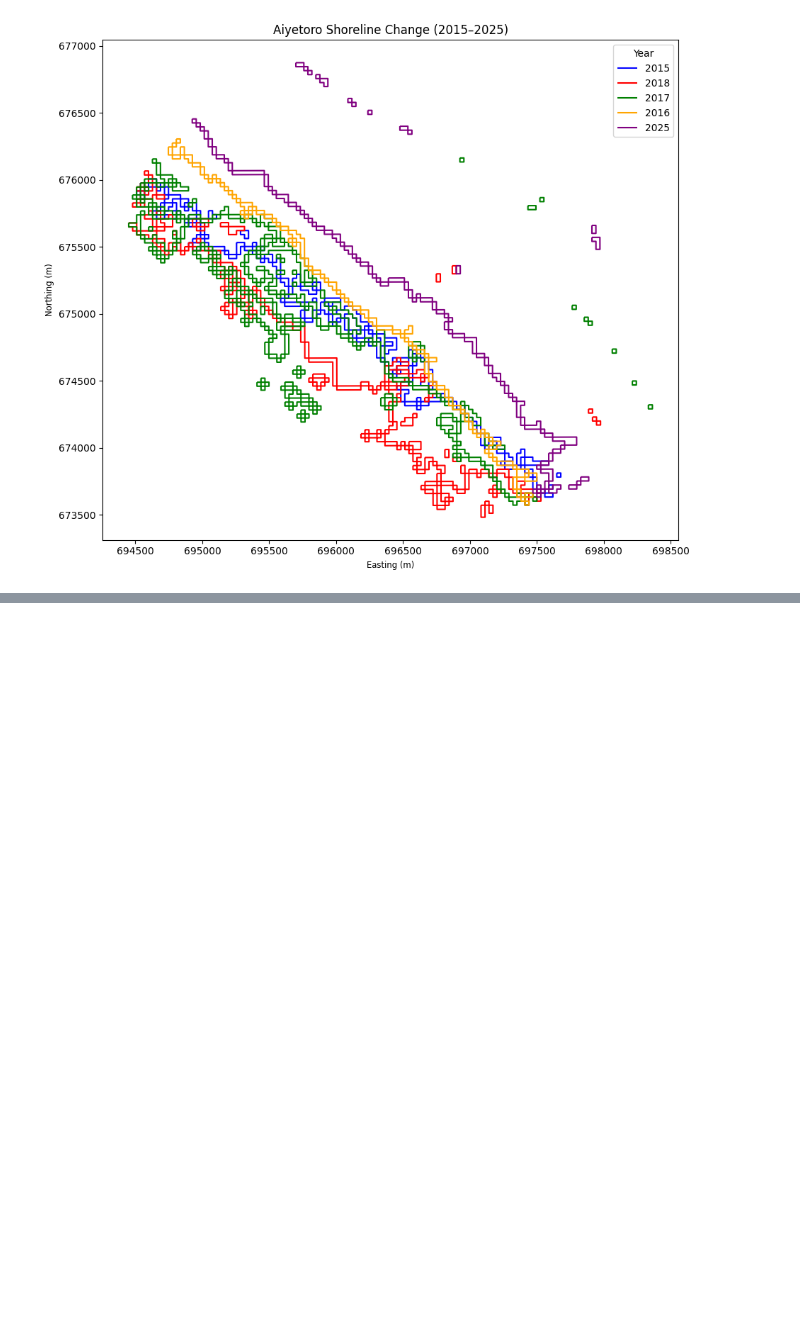
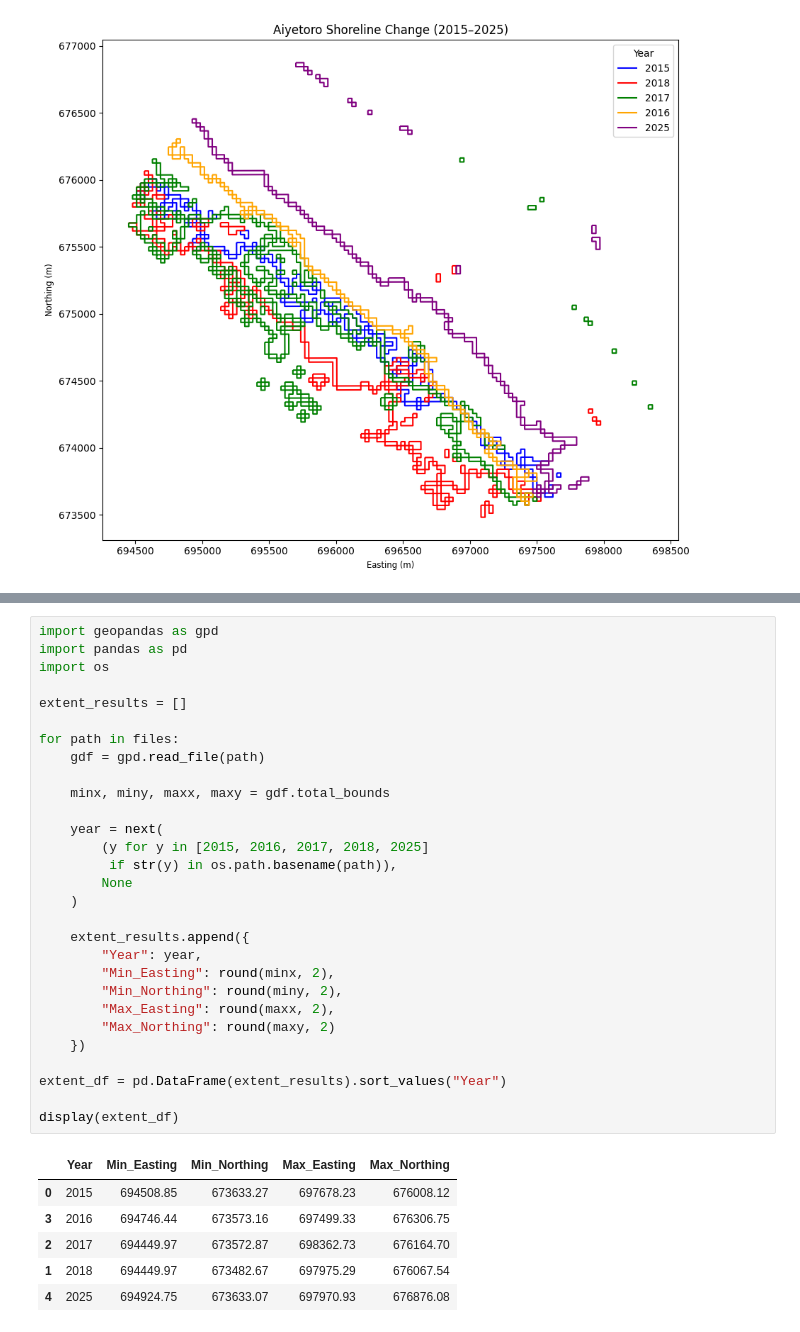
Before and after one commit to ayooluwaestheraladetuyi-cpu/aiyetoro-shoreline-analysis, a Jupyter notebook: Aiyetoro_XGBoost_SHAP_Analysis.ipynb, the cells around one changed output, grey strips where cells are left out. Drawn from its saved outputs; the diff is of its cells as text; blank space fills up the shorter version.

```diff
--- a/Aiyetoro_XGBoost_SHAP_Analysis.ipynb
+++ b/Aiyetoro_XGBoost_SHAP_Analysis.ipynb
@@ -275,0 +402,36 @@ plt.show()
+# %%
+import geopandas as gpd
+import pandas as pd
+import os
+
+extent_results = []
+
+for path in files:
+    gdf = gpd.read_file(path)
+
+    minx, miny, maxx, maxy = gdf.total_bounds
+
+    year = next(
+        (y for y in [2015, 2016, 2017, 2018, 2025]
+         if str(y) in os.path.basename(path)),
+        None
+    )
+
+    extent_results.append({
+        "Year": year,
+        "Min_Easting": round(minx, 2),
+        "Min_Northing": round(miny, 2),
+        "Max_Easting": round(maxx, 2),
+        "Max_Northing": round(maxy, 2)
+    })
+
+extent_df = pd.DataFrame(extent_results).sort_values("Year")
+
+display(extent_df)
+# %% [output]
+|  | Year | Min_Easting | Min_Northing | Max_Easting | Max_Northing |
+| 0 | 2015 | 694508.85 | 673633.27 | 697678.23 | 676008.12 |
+| 3 | 2016 | 694746.44 | 673573.16 | 697499.33 | 676306.75 |
+| 2 | 2017 | 694449.97 | 673572.87 | 698362.73 | 676164.70 |
+| 1 | 2018 | 694449.97 | 673482.67 | 697975.29 | 676067.54 |
+| 4 | 2025 | 694924.75 | 673633.07 | 697970.93 | 676876.08 |
```
Also changed, not shown: parts of 4 cells of this notebook.
